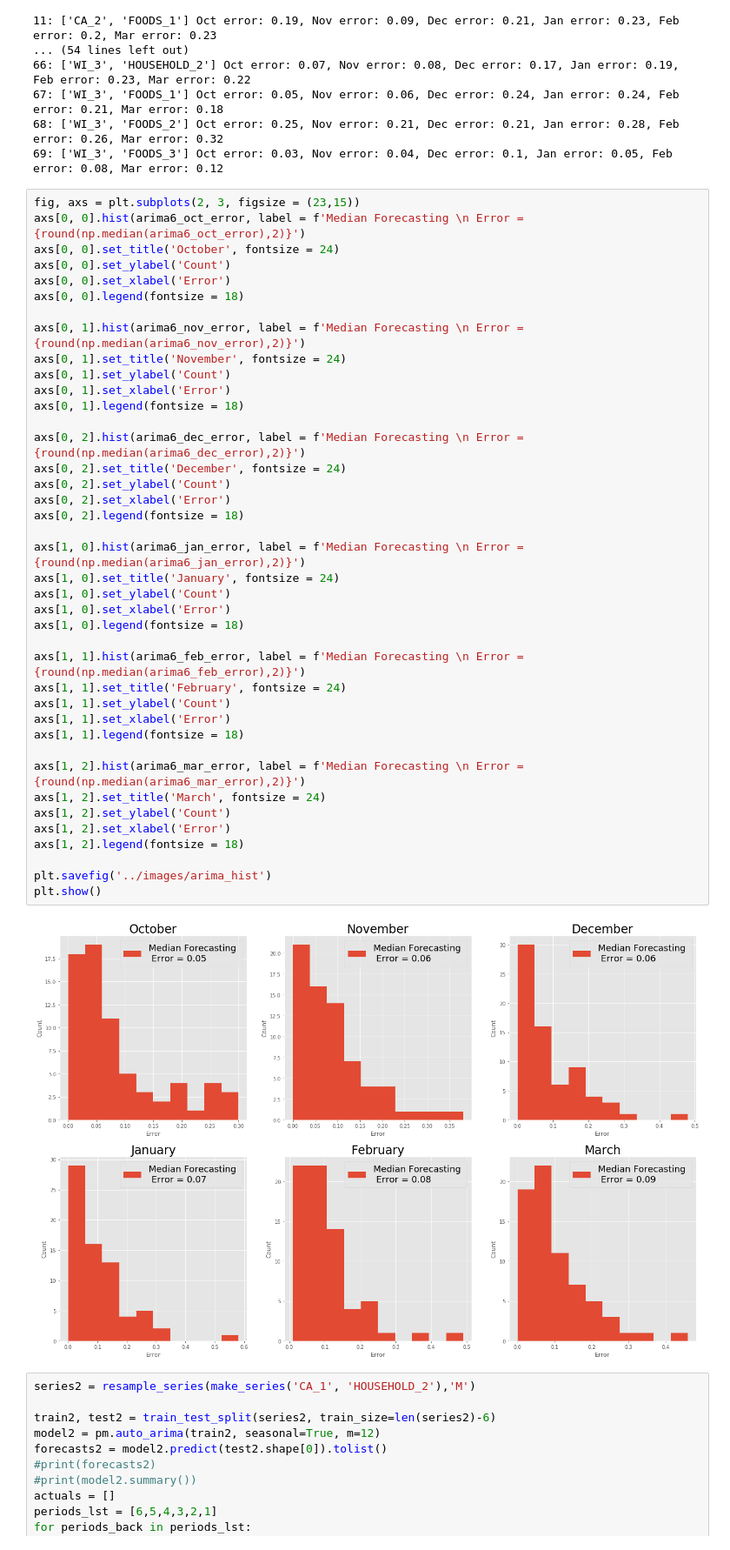
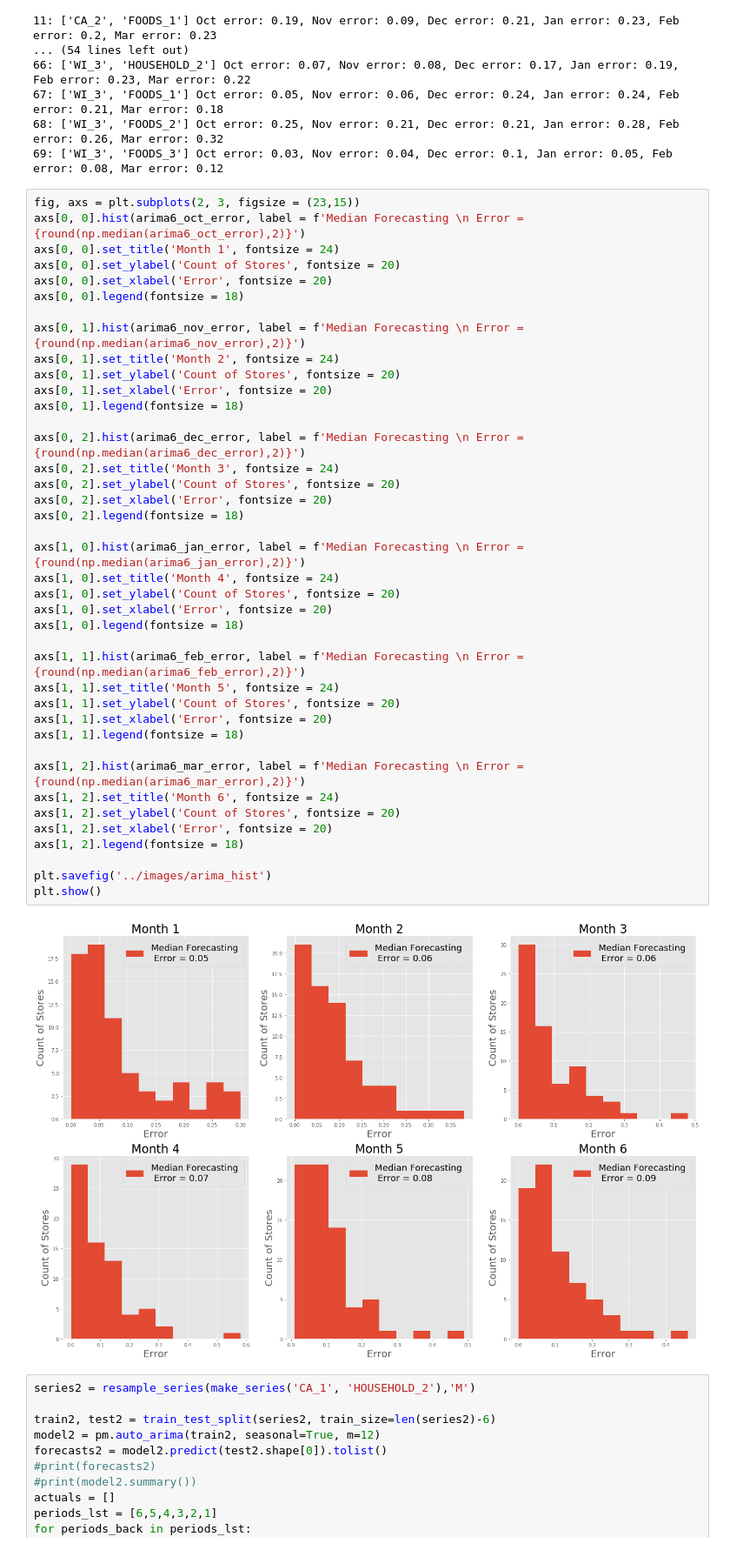
Before and after one commit to alecjonas/Forecasting_Walmart_Sales, a Jupyter notebook: notebooks/ARIMA2.ipynb, the cells around one changed output. Shown at 87% size. Drawn from its saved outputs; the diff is of its cells as text.

```diff
--- a/notebooks/ARIMA2.ipynb
+++ b/notebooks/ARIMA2.ipynb
@@ -169,45 +169,45 @@ for idx, val in enumerate(series_setup(store_id, dept_id)):
 # %%
 fig, axs = plt.subplots(2, 3, figsize = (23,15))
 axs[0, 0].hist(arima6_oct_error, label = f'Median Forecasting \n Error = {round(np.median(arima6_oct_error),2)}')
-axs[0, 0].set_title('October', fontsize = 24)
-axs[0, 0].set_ylabel('Count')
-axs[0, 0].set_xlabel('Error')
+axs[0, 0].set_title('Month 1', fontsize = 24)
+axs[0, 0].set_ylabel('Count of Stores', fontsize = 20)
+axs[0, 0].set_xlabel('Error', fontsize = 20)
 axs[0, 0].legend(fontsize = 18)
 
 axs[0, 1].hist(arima6_nov_error, label = f'Median Forecasting \n Error = {round(np.median(arima6_nov_error),2)}')
-axs[0, 1].set_title('November', fontsize = 24)
-axs[0, 1].set_ylabel('Count')
-axs[0, 1].set_xlabel('Error')
+axs[0, 1].set_title('Month 2', fontsize = 24)
+axs[0, 1].set_ylabel('Count of Stores', fontsize = 20)
+axs[0, 1].set_xlabel('Error', fontsize = 20)
 axs[0, 1].legend(fontsize = 18)
 
 axs[0, 2].hist(arima6_dec_error, label = f'Median Forecasting \n Error = {round(np.median(arima6_dec_error),2)}')
-axs[0, 2].set_title('December', fontsize = 24)
-axs[0, 2].set_ylabel('Count')
-axs[0, 2].set_xlabel('Error')
+axs[0, 2].set_title('Month 3', fontsize = 24)
+axs[0, 2].set_ylabel('Count of Stores', fontsize = 20)
+axs[0, 2].set_xlabel('Error', fontsize = 20)
 axs[0, 2].legend(fontsize = 18)
 
 axs[1, 0].hist(arima6_jan_error, label = f'Median Forecasting \n Error = {round(np.median(arima6_jan_error),2)}')
-axs[1, 0].set_title('January', fontsize = 24)
-axs[1, 0].set_ylabel('Count')
-axs[1, 0].set_xlabel('Error')
+axs[1, 0].set_title('Month 4', fontsize = 24)
+axs[1, 0].set_ylabel('Count of Stores', fontsize = 20)
+axs[1, 0].set_xlabel('Error', fontsize = 20)
 axs[1, 0].legend(fontsize = 18)
 
 axs[1, 1].hist(arima6_feb_error, label = f'Median Forecasting \n Error = {round(np.median(arima6_feb_error),2)}')
-axs[1, 1].set_title('February', fontsize = 24)
-axs[1, 1].set_ylabel('Count')
-axs[1, 1].set_xlabel('Error')
+axs[1, 1].set_title('Month 5', fontsize = 24)
+axs[1, 1].set_ylabel('Count of Stores', fontsize = 20)
+axs[1, 1].set_xlabel('Error', fontsize = 20)
 axs[1, 1].legend(fontsize = 18)
 
 axs[1, 2].hist(arima6_mar_error, label = f'Median Forecasting \n Error = {round(np.median(arima6_mar_error),2)}')
-axs[1, 2].set_title('March', fontsize = 24)
-axs[1, 2].set_ylabel('Count')
-axs[1, 2].set_xlabel('Error')
+axs[1, 2].set_title('Month 6', fontsize = 24)
+axs[1, 2].set_ylabel('Count of Stores', fontsize = 20)
+axs[1, 2].set_xlabel('Error', fontsize = 20)
 axs[1, 2].legend(fontsize = 18)
 
 plt.savefig('../images/arima_hist')
 plt.show()
 # %% [output]
-[figure, old version]
+[figure, new version]
 # %%
 series2 = resample_series(make_series('CA_1', 'HOUSEHOLD_2'),'M')
 
```
Also changed, not shown: parts of 4 cells of this notebook, 5 other files.
